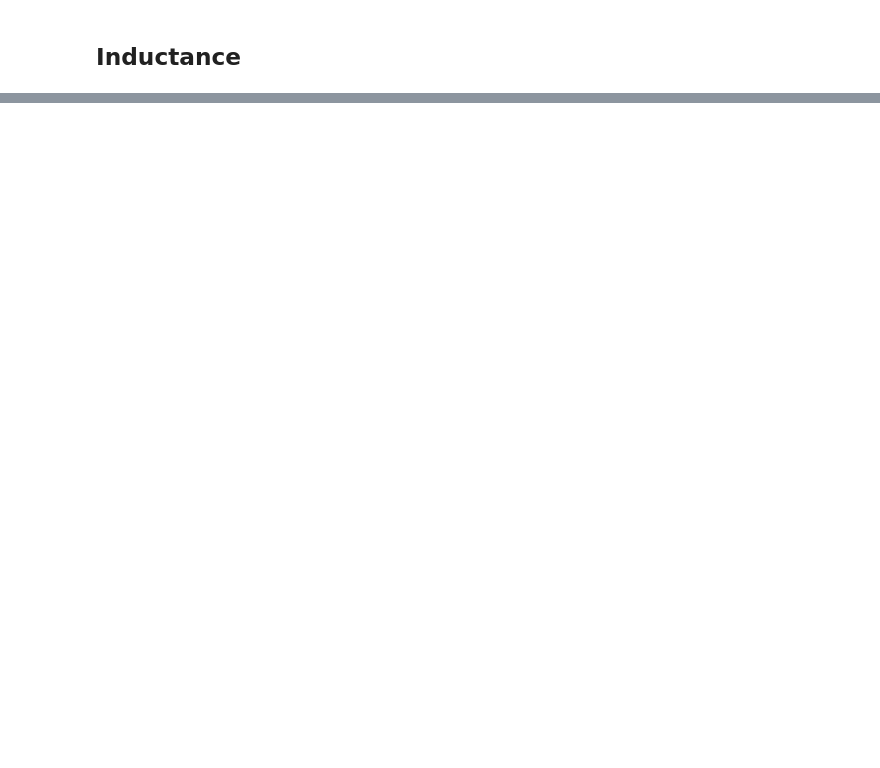
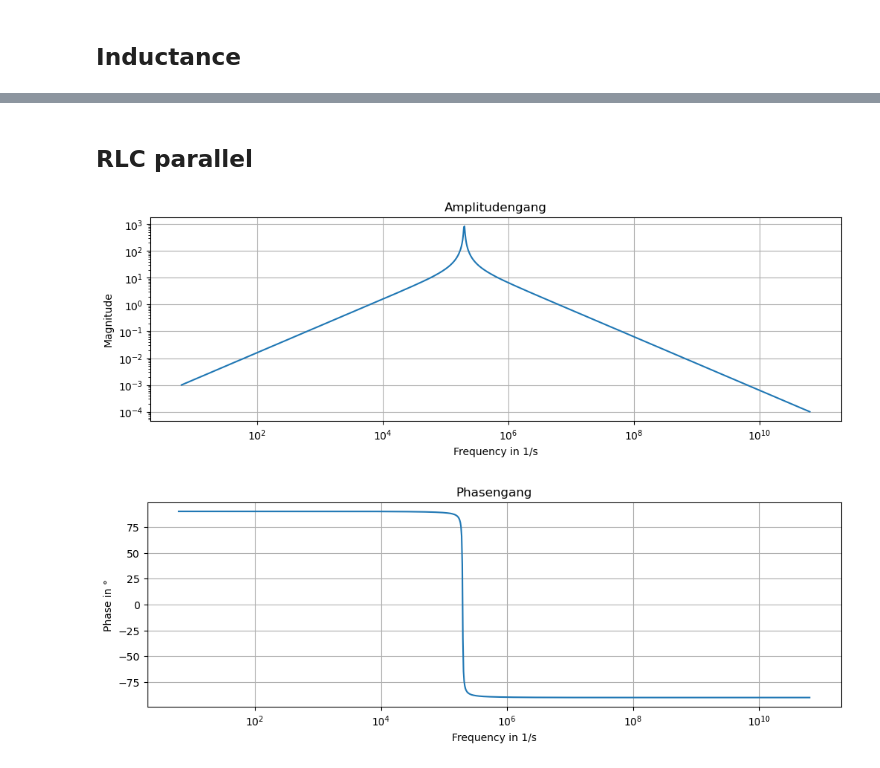
Before and after one commit to htlinn-go/frequency-and-phase, a Jupyter notebook: Frequency and Phase.ipynb, the cells around one changed output, grey strips where cells are left out. Cells and saved outputs as stored; diff of their text form; code cells hidden in the pictures; blank space fills up the shorter version.

```diff
--- a/Frequency and Phase.ipynb
+++ b/Frequency and Phase.ipynb
@@ -154,0 +140,19 @@ Phase = 0.0°
+# %% [markdown]
+## RLC parallel
+# %%
+#Frequency definition
+ws=np.logspace(0,10,num=1000,base=10)# 1/s
+#values
+L=10**(-3) #H
+C=10**(-6) #F
+R=10**3 #Ohm
+
+
+Zp = 1/(1/R+ 1/xc(ws,C) + 1/xl(ws,L))
+
+#prntZs(2*np.pi*ws,Zs)
+
+pltCs(Zp,2*np.pi*ws,'log')
+# %% [output]
+[figure, added]
+[figure, added]
```
Also changed, not shown: parts of 9 cells of this notebook.
